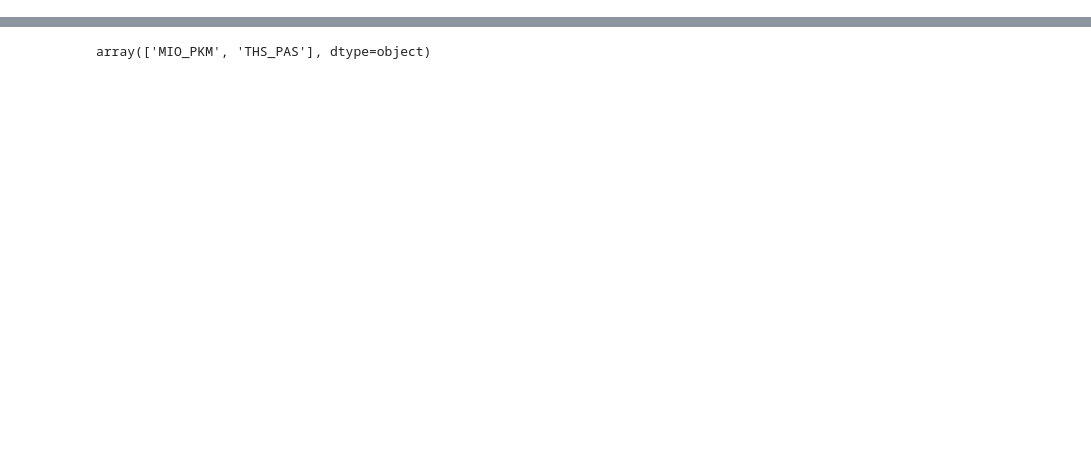
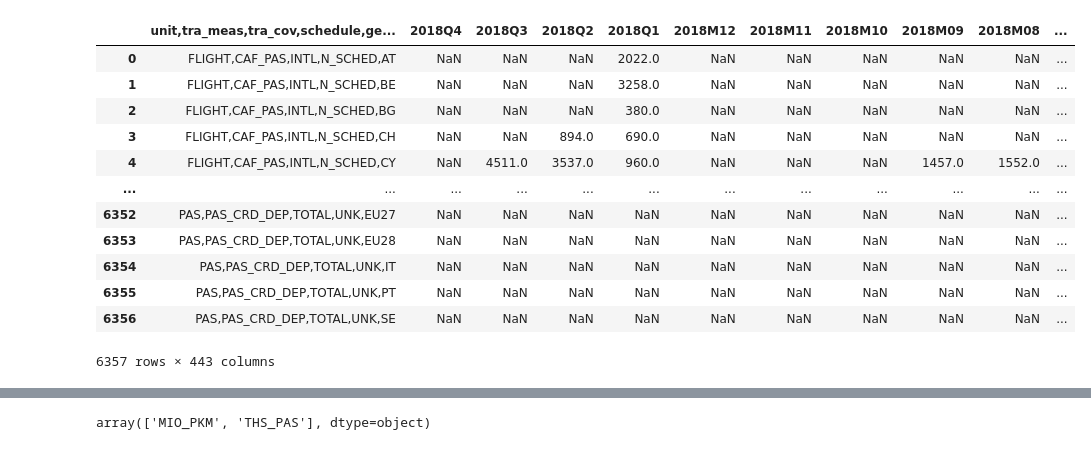
Before and after one commit to tpetricek/Talks, a Jupyter notebook: 2022/live-data-exploration/notebook/analysis.ipynb, the cells around one changed output, grey strips where cells are left out. Cells and saved outputs as stored; diff of their text form; code cells hidden in the pictures; blank space fills up the shorter version.

```diff
--- a/2022/live-data-exploration/notebook/analysis.ipynb
+++ b/2022/live-data-exploration/notebook/analysis.ipynb
@@ -2,5 +2,19 @@
 import numpy as np
 import pandas as pd
 # %%
-pd.read_csv("../raw/avia_paoc.tsv",sep="\t",na_values=[': ',': z',': c'])
+pd.read_csv("avia_paoc.tsv",sep="\t",na_values=[': ',': z',': c'])
+# %% [output]
+|  | unit,tra_meas,tra_cov,schedule,ge... | 2018Q4 | 2018Q3 | 2018Q2 | 2018Q1 | 2018M12 | 2018M11 | 2018M10 | 2018M09 | 2018M08 | ... |
+| 0 | FLIGHT,CAF_PAS,INTL,N_SCHED,AT | NaN | NaN | NaN | 2022.0 | NaN | NaN | NaN | NaN | NaN | ... |
+| 1 | FLIGHT,CAF_PAS,INTL,N_SCHED,BE | NaN | NaN | NaN | 3258.0 | NaN | NaN | NaN | NaN | NaN | ... |
+| 2 | FLIGHT,CAF_PAS,INTL,N_SCHED,BG | NaN | NaN | NaN | 380.0 | NaN | NaN | NaN | NaN | NaN | ... |
+| 3 | FLIGHT,CAF_PAS,INTL,N_SCHED,CH | NaN | NaN | 894.0 | 690.0 | NaN | NaN | NaN | NaN | NaN | ... |
+| 4 | FLIGHT,CAF_PAS,INTL,N_SCHED,CY | NaN | 4511.0 | 3537.0 | 960.0 | NaN | NaN | NaN | 1457.0 | 1552.0 | ... |
+| ... | ... | ... | ... | ... | ... | ... | ... | ... | ... | ... | ... |
+| 6352 | PAS,PAS_CRD_DEP,TOTAL,UNK,EU27 | NaN | NaN | NaN | NaN | NaN | NaN | NaN | NaN | NaN | ... |
+| 6353 | PAS,PAS_CRD_DEP,TOTAL,UNK,EU28 | NaN | NaN | NaN | NaN | NaN | NaN | NaN | NaN | NaN | ... |
+| 6354 | PAS,PAS_CRD_DEP,TOTAL,UNK,IT | NaN | NaN | NaN | NaN | NaN | NaN | NaN | NaN | NaN | ... |
+| 6355 | PAS,PAS_CRD_DEP,TOTAL,UNK,PT | NaN | NaN | NaN | NaN | NaN | NaN | NaN | NaN | NaN | ... |
+| 6356 | PAS,PAS_CRD_DEP,TOTAL,UNK,SE | NaN | NaN | NaN | NaN | NaN | NaN | NaN | NaN | NaN | ... |
+6357 rows × 443 columns
 # %%
```
Also changed, not shown: parts of 5 cells of this notebook, 55 other files.
